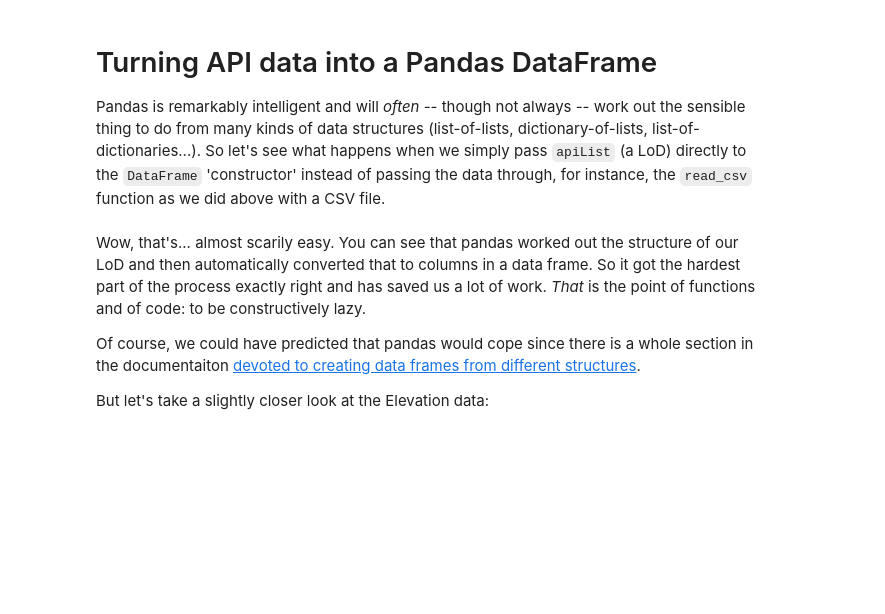
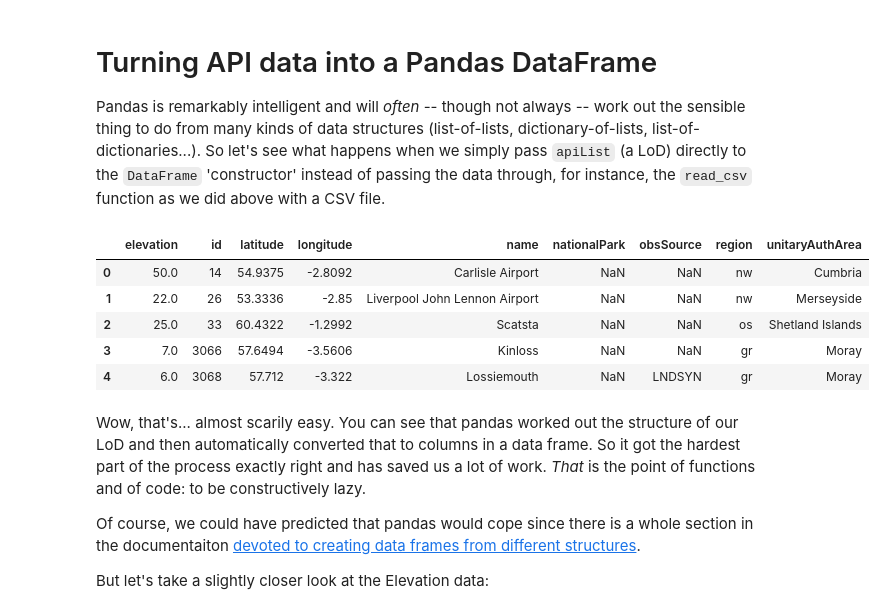
Before and after one commit to kingsgeocomp/geocomputation, a Jupyter notebook: Practical-5-Making Sense of API Data with Pandas.ipynb, the cells around one changed output. Saved outputs shown, nothing was run; the diff lists cells and outputs as text; code cells hidden in the pictures; blank space fills up the shorter version.

```diff
--- a/Practical-5-Making Sense of API Data with Pandas.ipynb
+++ b/Practical-5-Making Sense of API Data with Pandas.ipynb
@@ -189,7 +189,7 @@ The first step to working with the API from the MetOffice is to obtain an API ke
 
 Make a note of this key in your notebook. Right here:
 # %%
-api_key   = "???" # your API key
+api_key   = "f997090f-8b2a-444e-8ceb-260f07094eb1" # your API key
 # %% [markdown]
 That way your API key is saved somewhere easy to access.
 
@@ -326,8 +342,15 @@ Pandas is remarkably intelligent and will _often_ -- though not always -- work o
 # %%
 import pandas as pd
 df2 = pd.DataFrame(apiList)
 
-df2.head()
+print df2.head()
+# %% [output]
+|  | elevation | id | latitude | longitude | name | nationalPark | obsSource | region | unitaryAuthArea |
+| 0 | 50.0 | 14 | 54.9375 | -2.8092 | Carlisle Airport | NaN | NaN | nw | Cumbria |
+| 1 | 22.0 | 26 | 53.3336 | -2.85 | Liverpool John Lennon Airport | NaN | NaN | nw | Merseyside |
+| 2 | 25.0 | 33 | 60.4322 | -1.2992 | Scatsta | NaN | NaN | os | Shetland Islands |
+| 3 | 7.0 | 3066 | 57.6494 | -3.5606 | Kinloss | NaN | NaN | gr | Moray |
+| 4 | 6.0 | 3068 | 57.712 | -3.322 | Lossiemouth | NaN | LNDSYN | gr | Moray |
 # %% [markdown]
 Wow, that's... almost scarily easy. You can see that pandas worked out the structure of our LoD and then automatically converted that to columns in a data frame. So it got the hardest part of the process exactly right and has saved us a lot of work. _That_ is the point of functions and of code: to be constructively lazy.
 
```
Also changed, not shown: parts of 6 cells of this notebook, 2 other files.
